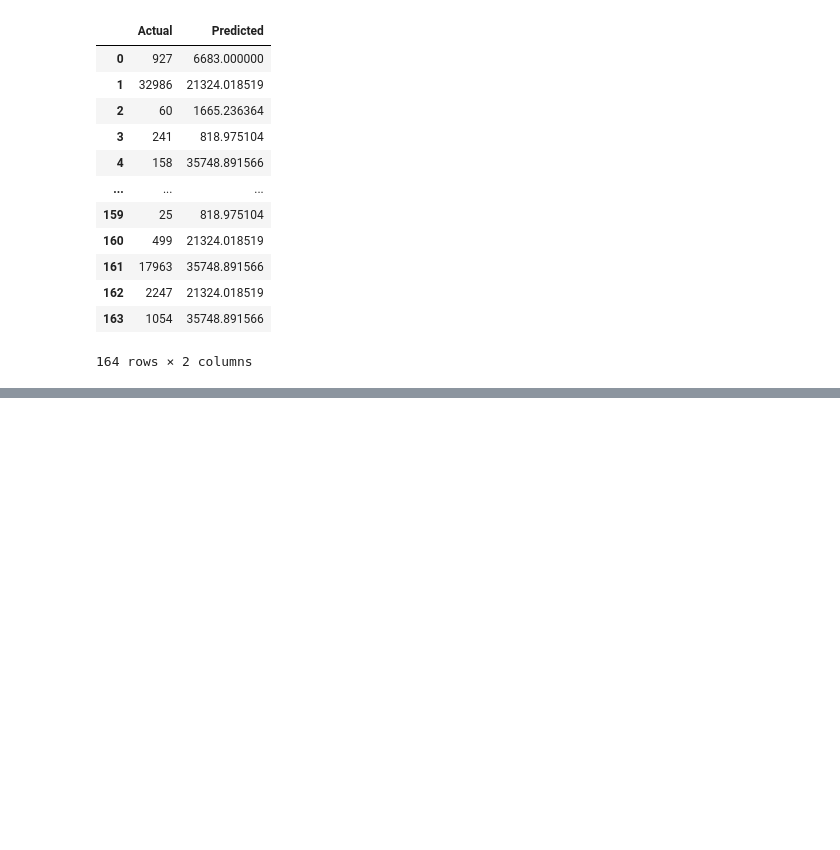
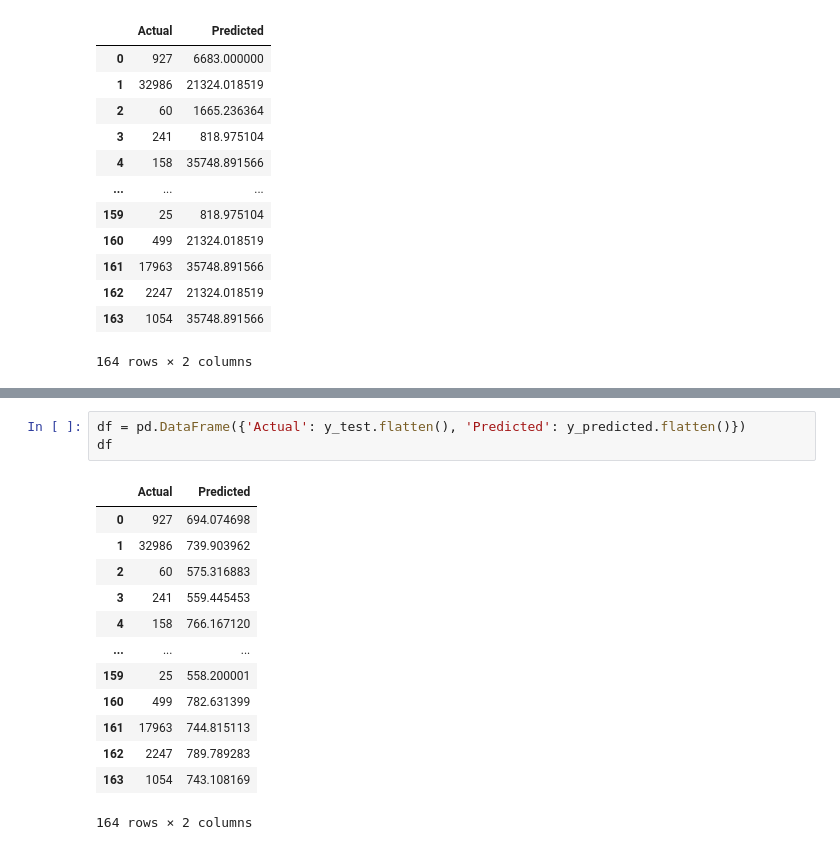
Before and after one commit to leonormsousa/IART_1920, a Jupyter notebook: Proj2/proj.ipynb, the cells around one changed output, grey strips where cells are left out. Cells and saved outputs as stored; diff of their text form; blank space fills up the shorter version.

```diff
--- a/Proj2/proj.ipynb
+++ b/Proj2/proj.ipynb
@@ -169,0 +181,17 @@ df
+# %%
+df = pd.DataFrame({'Actual': y_test.flatten(), 'Predicted': y_predicted.flatten()})
+df
+# %% [output]
+|  | Actual | Predicted |
+| 0 | 927 | 694.074698 |
+| 1 | 32986 | 739.903962 |
+| 2 | 60 | 575.316883 |
+| 3 | 241 | 559.445453 |
+| 4 | 158 | 766.167120 |
+| ... | ... | ... |
+| 159 | 25 | 558.200001 |
+| 160 | 499 | 782.631399 |
+| 161 | 17963 | 744.815113 |
+| 162 | 2247 | 789.789283 |
+| 163 | 1054 | 743.108169 |
+164 rows × 2 columns
```
Also changed, not shown: parts of 3 cells of this notebook.
